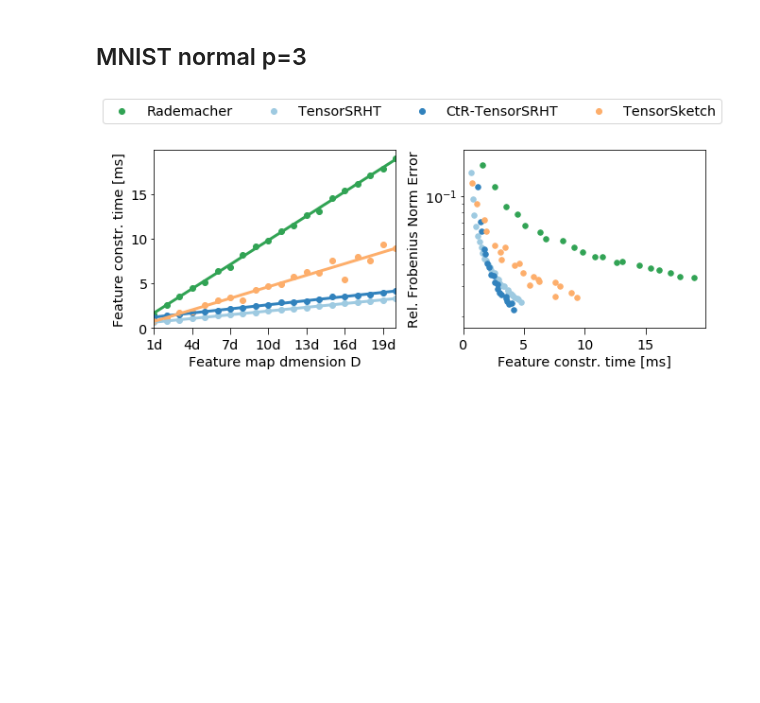
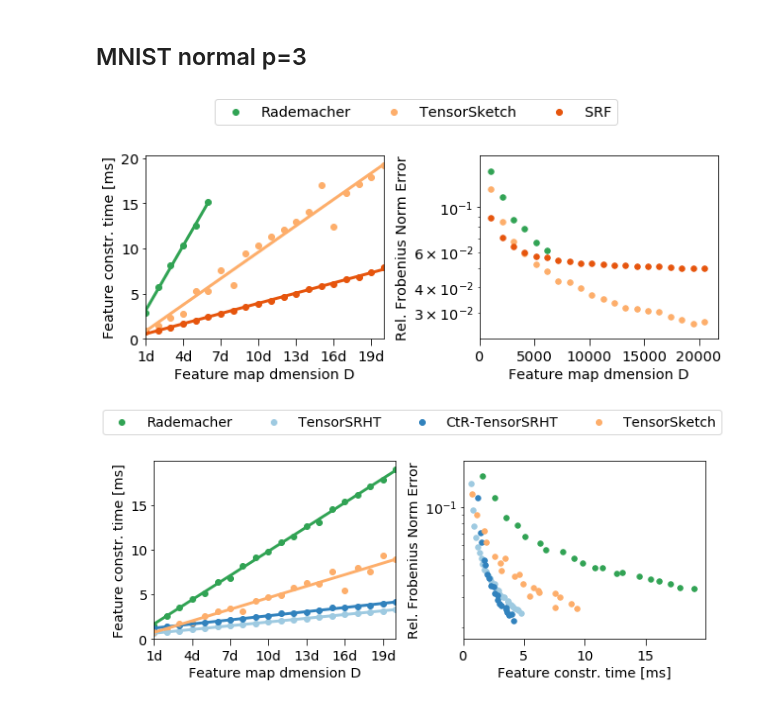
Before and after one commit to joneswack/dp-rfs, a Jupyter notebook: notebooks/speed_vs_kernel_approx.ipynb, the cells around one changed output. Saved outputs shown, nothing was run; the diff lists cells and outputs as text; code cells hidden in the pictures; blank space fills up the shorter version.

```diff
--- a/notebooks/speed_vs_kernel_approx.ipynb
+++ b/notebooks/speed_vs_kernel_approx.ipynb
@@ -125,16 +125,18 @@ def srht_slope(D, d, p, complex_weights=False):
 colors = plt.get_cmap('tab20c')(np.linspace(0, 0.8, 16))[::2]
 colors = np.flip(colors, axis=0)
 # %%
-df = pd.read_csv('../csv/time_benchmark/rep100_p3_bias1_mnist.csv')
+# df = pd.read_csv('../csv/time_benchmark/rep100_p3_bias1_mnist.csv')
+df = pd.read_csv('../csv/time_benchmark/rep100_p3_bias0.5_len_1.41_mnist.csv')
 
 configs_p3 = [
     ('Rademacher', colors[3], df[(df['proj'] == 'rademacher') & (df['full_cov'] == False) & (df['complex_real'] == False) & (df['complex_weights'] == False)]),
 #     ('Rademacher comp..', df[(df['proj'] == 'rademacher') & (df['full_cov'] == False) & (df['complex_real'] == True)])
 #     ('TensorSRHT-IB', df[(df['proj'] == 'srht') & (df['full_cov'] == False) & (df['complex_real'] == False) & (df['complex_weights'] == False)]),
 #     ('C-TensorSRHT-IB', df[(df['proj'] == 'srht') & (df['full_cov'] == False) & (df['complex_real'] == False) & (df['complex_weights'] == True)]),
-    ('TensorSRHT', colors[6], df[(df['proj'] == 'srht') & (df['full_cov'] == True) & (df['complex_real'] == False)]),
-    ('CtR-TensorSRHT', colors[7], df[(df['proj'] == 'srht') & (df['full_cov'] == True) & (df['complex_real'] == True)]),
-    ('TensorSketch', colors[4], df[(df['proj'] == 'countsketch_scatter')])
+#     ('TensorSRHT', colors[6], df[(df['proj'] == 'srht') & (df['full_cov'] == True) & (df['complex_real'] == False)]),
+#     ('CtR-TensorSRHT', colors[7], df[(df['proj'] == 'srht') & (df['full_cov'] == True) & (df['complex_real'] == True)]),
+    ('TensorSketch', colors[4], df[(df['proj'] == 'countsketch_scatter')]),
+    ('SRF', colors[5], df[(df['proj'] == 'srf')])
 ]
 # %%
 df = pd.read_csv('../csv/time_benchmark/rep100_p6_bias1_mnist.csv')
@@ -151,3 +155,19 @@ configs_p6 = [
+# %%
+fig, axes = plt.subplots(ncols=2, nrows=1, figsize=(9, 3.5))
+# Ds = [i*1024 for i in range(1, 21, 2)]
+
+plot_speed_lines(axes[0], configs_p3, xlabel='Feature map dmension D', ylabel='Feature constr. time [ms]', title=r'$p=3$')
+scatter(axes[1], configs_p3, 'D', 'frob_mean', xlabel='Feature map dmension D', ylabel='Rel. Frobenius Norm Error', title=r'$p=3$')
+#scatter(axes[2], configs_p6, 'metric_time_ms', 'frob_mean', xlabel='Time [ms]', title=r'$p=6$')
+# plot_bar(axes[0], configs, Ds, 'frob_mean', bar_width=0.2)
+handles, labels = axes[0].get_legend_handles_labels()
+plt.tight_layout()
+
+legend = plt.figlegend(handles=handles, labels=labels, loc='upper center', ncol=4, bbox_to_anchor = (0,0.35,1.01,0.85), bbox_transform=plt.gcf().transFigure)
+# plt.savefig('../figures/frob_vs_speed_mnist_p3.pdf', dpi=300, bbox_extra_artists=(legend,), bbox_inches='tight')
+plt.show()
+# %% [output]
+[figure, added]
 # %%
 fig, axes = plt.subplots(ncols=2, nrows=1, figsize=(9, 3.5))
 # Ds = [i*1024 for i in range(1, 21, 2)]
```
Also changed, not shown: parts of 1 cell of this notebook, 6 other files.
